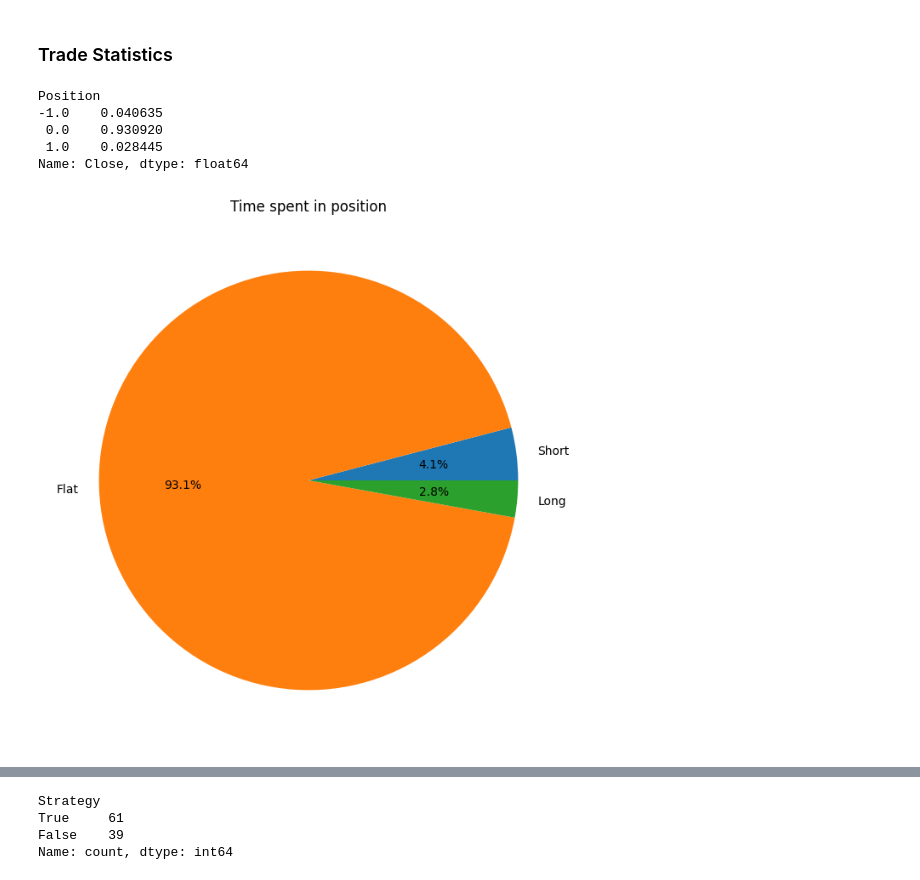
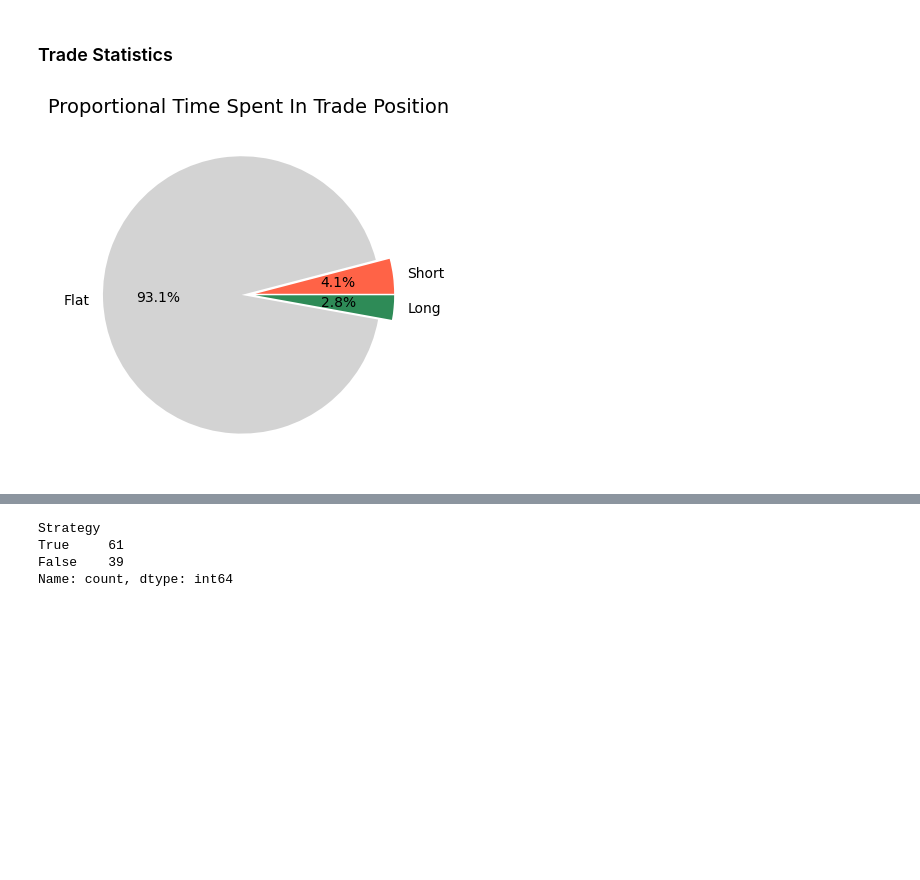
Before and after one commit to JamieW365/trading_algos, a Jupyter notebook: project2_bollinger/bollinger_mean_reversion.ipynb, the cells around one changed output, grey strips where cells are left out. Cells and saved outputs as stored; diff of their text form; code cells hidden in the pictures; blank space fills up the shorter version.

```diff
--- a/project2_bollinger/bollinger_mean_reversion.ipynb
+++ b/project2_bollinger/bollinger_mean_reversion.ipynb
@@ -236,21 +235,19 @@ performance_metrics(df_backtest)
 # %% [markdown]
 ### Trade Statistics
-# %%
-df_backtest.groupby('Position').count().div(len(df_backtest))['Close']
-# %% [output]
-Position
--1.0    0.040635
- 0.0    0.930920
- 1.0    0.028445
-Name: Close, dtype: float64
 # %%
-fig, ax = plt.subplots(figsize=(8,8))
+fig, ax = plt.subplots(figsize=(12, 4), tight_layout=True)
 
-ax.set_title('Time spent in position')
-ax.pie(df_backtest.groupby('Position').count()['Close'], labels=['Short', 'Flat', 'Long'], autopct='%1.1f%%')
+ax.set_title('Proportional Time Spent In Trade Position', fontsize=14)
+ax.pie(df_backtest.groupby('Position').count()['Close'],
+           labels=['Short', 'Flat', 'Long'],
+           autopct='%1.1f%%',
+           colors=['tomato', 'lightgrey', 'seagreen'],
+           explode=[0.05, 0.05, 0.05],
+           shadow=False)
+
 plt.show;
 # %% [output]
-[figure, old version]
+[figure, new version]
 # %%
 df_trades = df_backtest[df_backtest['Position']!=0].groupby('Trade_Num').mean()
 df_trades
```
Also changed, not shown: parts of 11 cells of this notebook.
